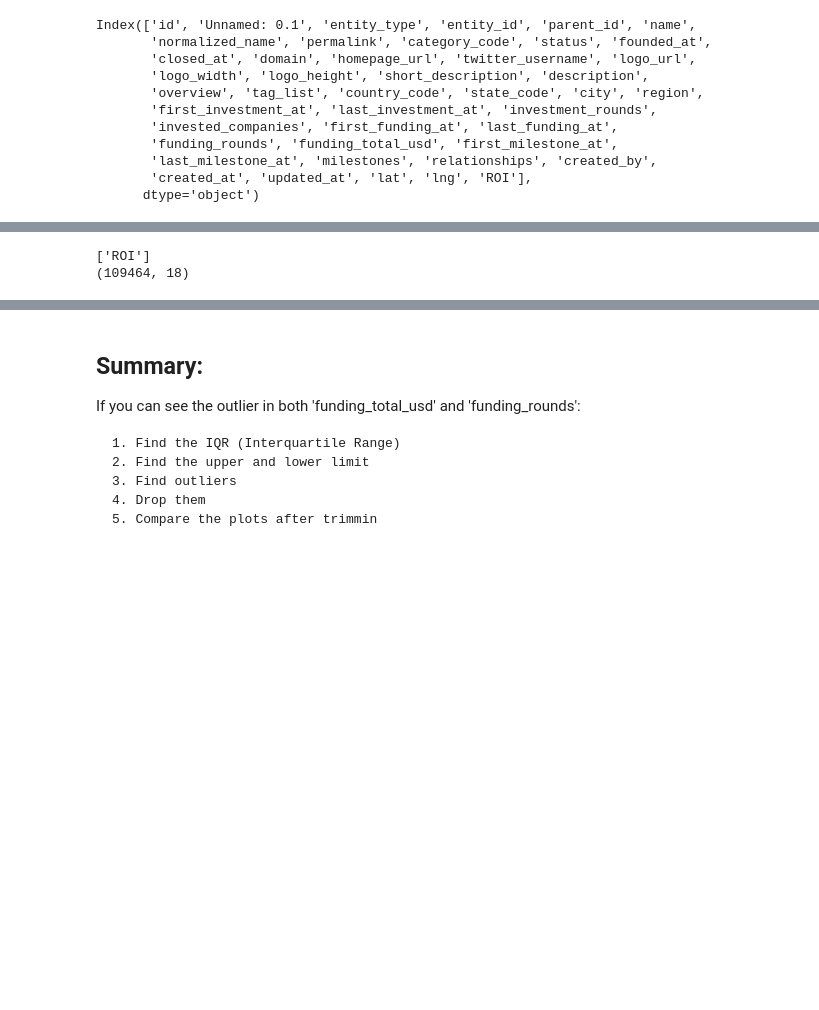
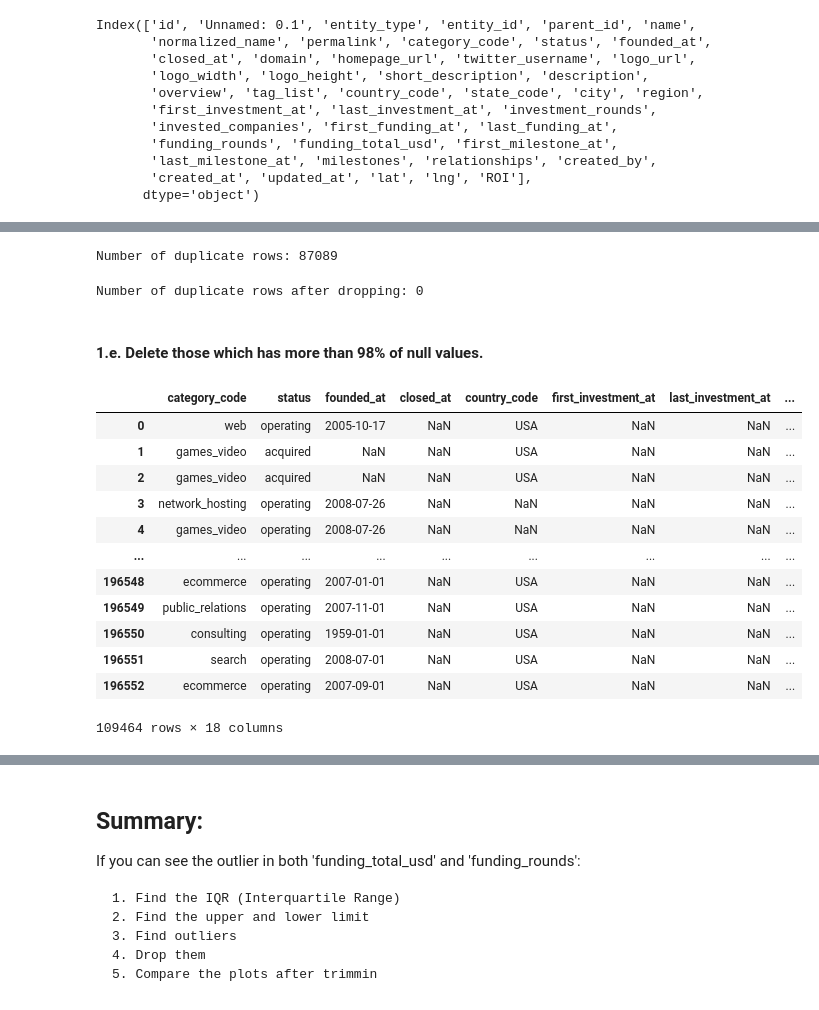
Before and after one commit to girish935/Startup-Data-Preprocessing-Pipeline, a Jupyter notebook: Startup_Data_Preprocessing.ipynb, the cells around one changed output, grey strips where cells are left out. Cells and saved outputs as stored; diff of their text form; code cells hidden in the pictures; blank space fills up the shorter version.

```diff
--- a/Startup_Data_Preprocessing.ipynb
+++ b/Startup_Data_Preprocessing.ipynb
@@ -58,0 +69,2 @@ print(company.shape)
+# %%
+company = company.drop(['region', 'city', 'state_code'], axis=1)
@@ -59,5 +73,2 @@ print(company.shape)
 # %%
-## 1.b. Delete redundant columns
-company.drop(columns=['id', 'Unnamed: 0.1', 'entity_type', 'entity_id',
-                      'parent_id', 'created_by', 'created_at', 'updated_at'], inplace=True)
-print(company.shape)
+company = company.drop(['id', 'Unnamed: 0.1', 'entity_type', 'entity_id', 'parent_id', 'created_by', 'created_at', 'updated_at'], axis=1)
@@ -66,6 +77,4 @@ print(company.shape)
 # %%
-## 1.c.Delete irrelevant features
-company.drop(columns=['domain', 'homepage_url', 'twitter_username', 'logo_url', 'logo_width',
-                      'logo_height', 'short_description', 'description', 'overview', 'tag_list',
-                      'name', 'normalized_name', 'permalink', 'invested_companies'], inplace=True)
-print(company.shape)
+company = company.drop(['domain', 'homepage_url', 'twitter_username', 'logo_url', 'logo_width', 'logo_height',
+                        'short_description', 'description', 'overview','tag_list', 'name', 'normalized_name', 'permalink',
+                        'invested_companies'], axis=1)
@@ -80,10 +88,5 @@ print(company.duplicated().sum())
-# %%
-## 1.e. Drop columns with more than 98% null values
-threshold = 0.98
-null_cols = company.columns[company.isnull().mean() > threshold]
-company.drop(columns=null_cols, inplace=True)
-print(list(null_cols))
-print(company.shape)
-# %% [output]
-['ROI']
-(109464, 18)
+# %%
+# Since, there are duplicate values in the dataset let's see how of duplicate values are present.
+print(f"Number of duplicate rows: {company.duplicated().sum()}")
+# %% [output]
+Number of duplicate rows: 87089
@@ -89,0 +96,32 @@ print(company.shape)
+# %%
+# check if any left
+print(f"Number of duplicate rows after dropping: {company.duplicated().sum()}")
+# %% [output]
+Number of duplicate rows after dropping: 0
+# %% [markdown]
+#### 1.e. Delete those which has more than 98% of null values.
+# %%
+# Calculate the percentage of null values for each column
+null_percentages = company.isnull().sum() / len(company) * 100
+
+# Identify columns with more than 98% null values
+columns_to_drop = null_percentages[null_percentages > 98].index
+
+# Drop the identified columns
+company = company.drop(columns=columns_to_drop)
+
+company
+# %% [output]
+|  | category_code | status | founded_at | closed_at | country_code | first_investment_at | last_investment_at | ... |
+| 0 | web | operating | 2005-10-17 | NaN | USA | NaN | NaN | ... |
+| 1 | games_video | acquired | NaN | NaN | USA | NaN | NaN | ... |
+| 2 | games_video | acquired | NaN | NaN | USA | NaN | NaN | ... |
+| 3 | network_hosting | operating | 2008-07-26 | NaN | NaN | NaN | NaN | ... |
+| 4 | games_video | operating | 2008-07-26 | NaN | NaN | NaN | NaN | ... |
+| ... | ... | ... | ... | ... | ... | ... | ... | ... |
+| 196548 | ecommerce | operating | 2007-01-01 | NaN | USA | NaN | NaN | ... |
+| 196549 | public_relations | operating | 2007-11-01 | NaN | USA | NaN | NaN | ... |
+| 196550 | consulting | operating | 1959-01-01 | NaN | USA | NaN | NaN | ... |
+| 196551 | search | operating | 2008-07-01 | NaN | USA | NaN | NaN | ... |
+| 196552 | ecommerce | operating | 2007-09-01 | NaN | USA | NaN | NaN | ... |
+109464 rows × 18 columns
```
Also changed, not shown: parts of 92 cells of this notebook.
